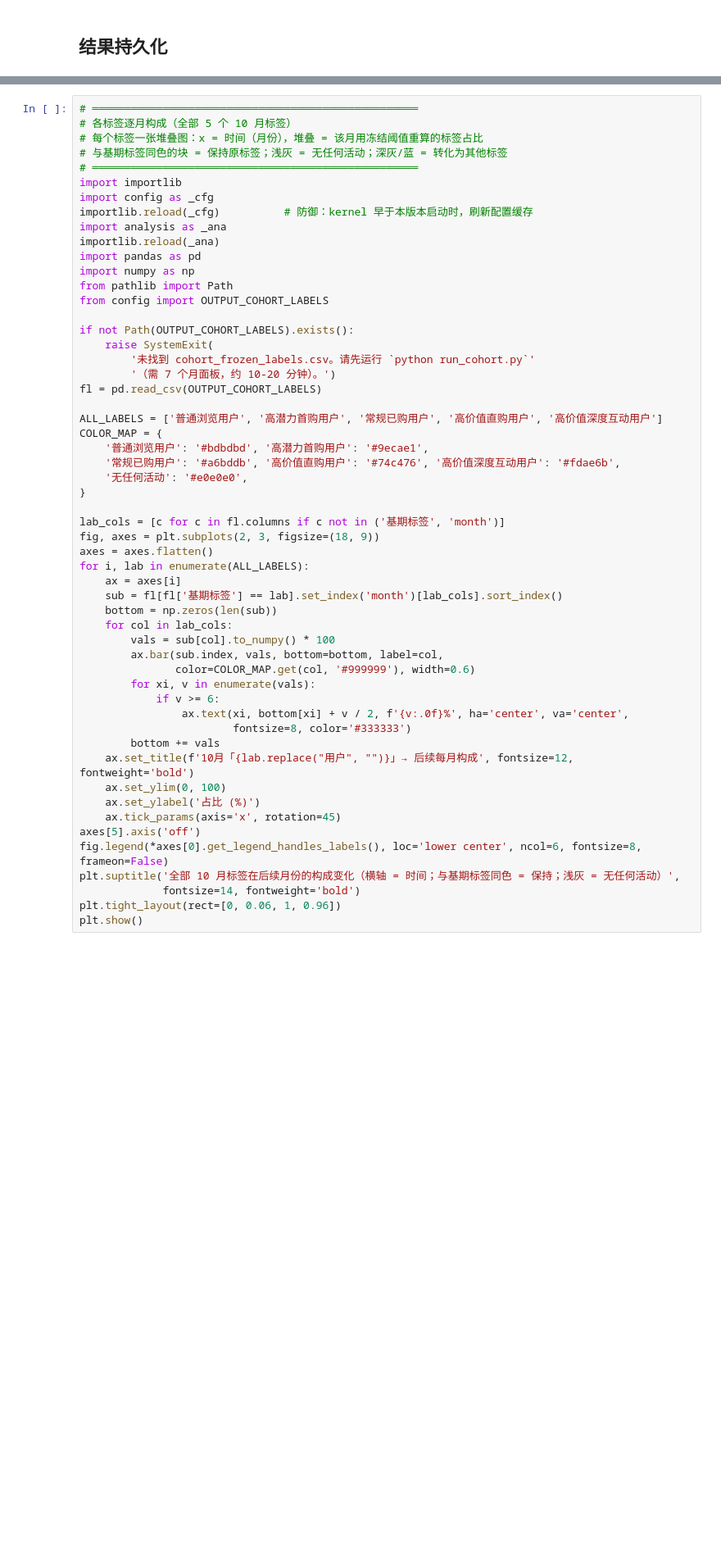
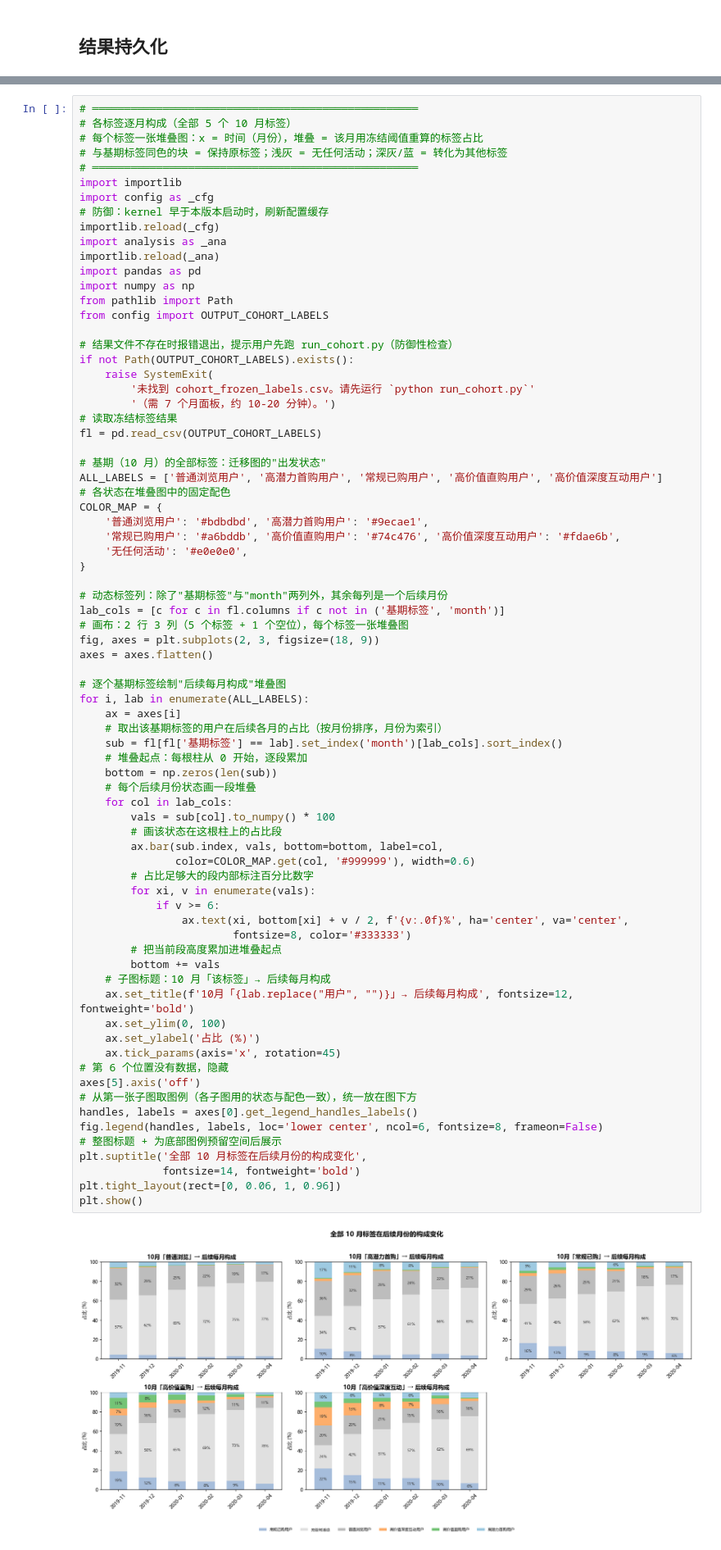
Before and after one commit to DX39069043/RFM-behavior-segmentation, a Jupyter notebook: main.ipynb, the cells around one changed output, grey strips where cells are left out. Shown at 82% size. Saved outputs shown, nothing was run; the diff lists cells and outputs as text; blank space fills up the shorter version.

```diff
--- a/main.ipynb
+++ b/main.ipynb
@@ -1023,7 +1404,8 @@ LABELS_ORDER = ['普通浏览用户', '高潜力首购用户', '常规已购用
 # ═══════════════════════════════════════════════════
 import importlib
 import config as _cfg
-importlib.reload(_cfg)          # 防御：kernel 早于本版本启动时，刷新配置缓存
+# 防御：kernel 早于本版本启动时，刷新配置缓存
+importlib.reload(_cfg)
 import analysis as _ana
 importlib.reload(_ana)
 import pandas as pd
@@ -1031,42 +1413,63 @@ import numpy as np
 from pathlib import Path
 from config import OUTPUT_COHORT_LABELS
 
+# 结果文件不存在时报错退出，提示用户先跑 run_cohort.py（防御性检查）
 if not Path(OUTPUT_COHORT_LABELS).exists():
     raise SystemExit(
         '未找到 cohort_frozen_labels.csv。请先运行 `python run_cohort.py`'
         '（需 7 个月面板，约 10-20 分钟）。')
+# 读取冻结标签结果
 fl = pd.read_csv(OUTPUT_COHORT_LABELS)
 
+# 基期（10 月）的全部标签：迁移图的"出发状态"
 ALL_LABELS = ['普通浏览用户', '高潜力首购用户', '常规已购用户', '高价值直购用户', '高价值深度互动用户']
+# 各状态在堆叠图中的固定配色
 COLOR_MAP = {
     '普通浏览用户': '#bdbdbd', '高潜力首购用户': '#9ecae1',
     '常规已购用户': '#a6bddb', '高价值直购用户': '#74c476', '高价值深度互动用户': '#fdae6b',
     '无任何活动': '#e0e0e0',
 }
 
+# 动态标签列：除了"基期标签"与"month"两列外，其余每列是一个后续月份
 lab_cols = [c for c in fl.columns if c not in ('基期标签', 'month')]
+# 画布：2 行 3 列（5 个标签 + 1 个空位），每个标签一张堆叠图
 fig, axes = plt.subplots(2, 3, figsize=(18, 9))
 axes = axes.flatten()
+
+# 逐个基期标签绘制"后续每月构成"堆叠图
 for i, lab in enumerate(ALL_LABELS):
     ax = axes[i]
+    # 取出该基期标签的用户在后续各月的占比（按月份排序，月份为索引）
     sub = fl[fl['基期标签'] == lab].set_index('month')[lab_cols].sort_index()
+    # 堆叠起点：每根柱从 0 开始，逐段累加
     bottom = np.zeros(len(sub))
+    # 每个后续月份状态画一段堆叠
     for col in lab_cols:
         vals = sub[col].to_numpy() * 100
+        # 画该状态在这根柱上的占比段
         ax.bar(sub.index, vals, bottom=bottom, label=col,
                color=COLOR_MAP.get(col, '#999999'), width=0.6)
+        # 占比足够大的段内部标注百分比数字
         for xi, v in enumerate(vals):
             if v >= 6:
                 ax.text(xi, bottom[xi] + v / 2, f'{v:.0f}%', ha='center', va='center',
                         fontsize=8, color='#333333')
+        # 把当前段高度累加进堆叠起点
         bottom += vals
+    # 子图标题：10 月「该标签」→ 后续每月构成
     ax.set_title(f'10月「{lab.replace("用户", "")}」→ 后续每月构成', fontsize=12, fontweight='bold')
     ax.set_ylim(0, 100)
     ax.set_ylabel('占比 (%)')
     ax.tick_params(axis='x', rotation=45)
+# 第 6 个位置没有数据，隐藏
 axes[5].axis('off')
-fig.legend(*axes[0].get_legend_handles_labels(), loc='lower center', ncol=6, fontsize=8, frameon=False)
-plt.suptitle('全部 10 月标签在后续月份的构成变化（横轴 = 时间；与基期标签同色 = 保持；浅灰 = 无任何活动）',
+# 从第一张子图取图例（各子图用的状态与配色一致），统一放在图下方
+handles, labels = axes[0].get_legend_handles_labels()
+fig.legend(handles, labels, loc='lower center', ncol=6, fontsize=8, frameon=False)
+# 整图标题 + 为底部图例预留空间后展示
+plt.suptitle('全部 10 月标签在后续月份的构成变化',
              fontsize=14, fontweight='bold')
 plt.tight_layout(rect=[0, 0.06, 1, 0.96])
 plt.show()
+# %% [output]
+[figure, added]
```
Also changed, not shown: parts of 22 cells of this notebook, 4 other files.
